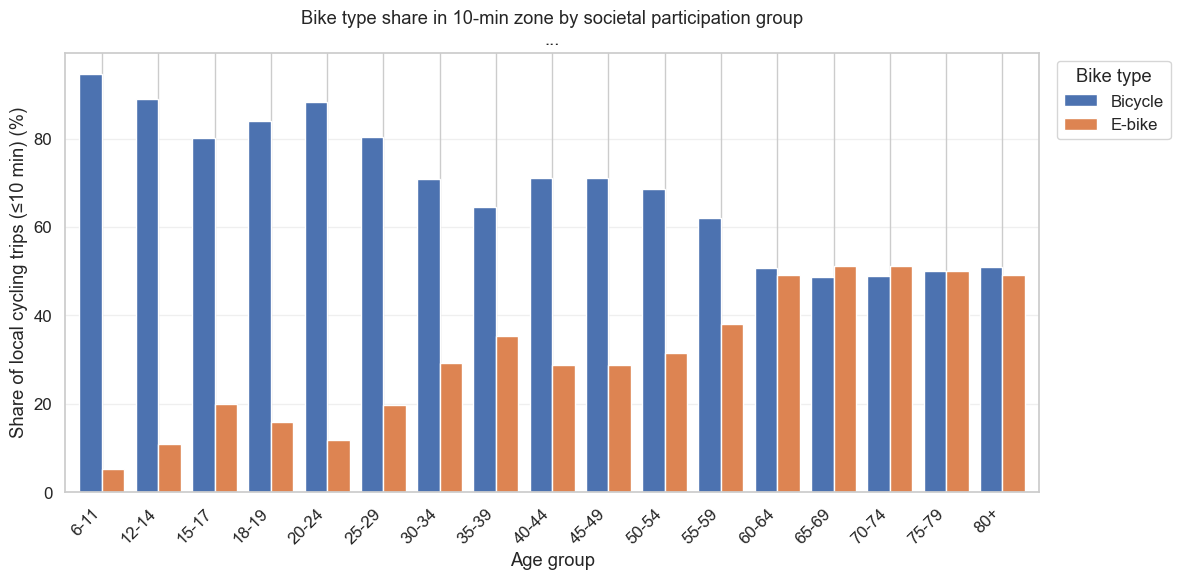
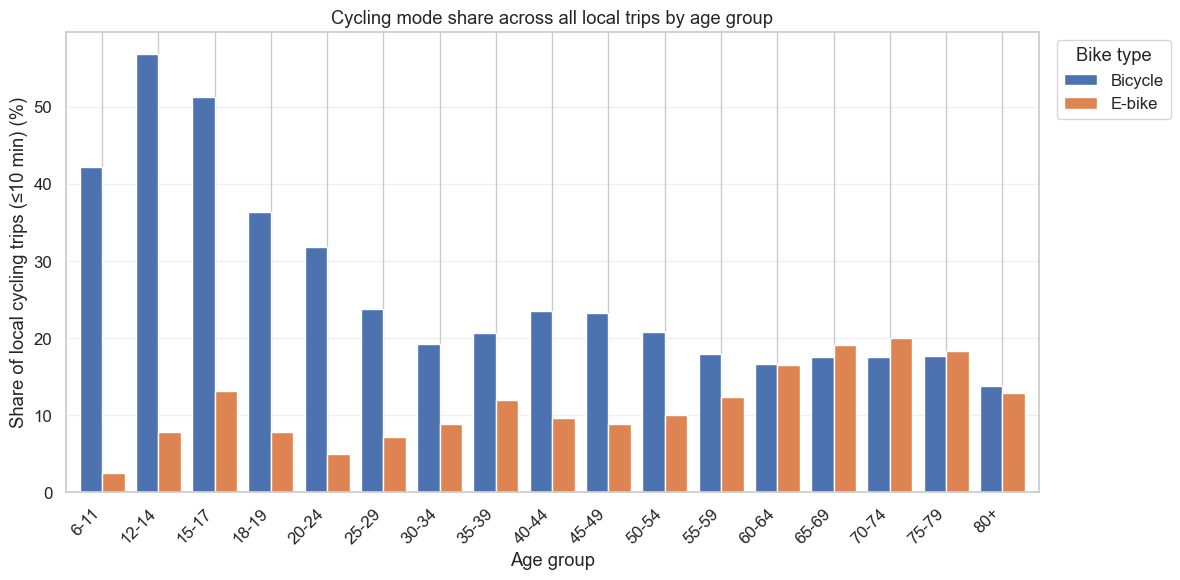
Unified diff of the notebook cell whose output changed from the first chart to the second:
--- before
+++ after
@@ -19,4 +19,7 @@
 df['bike_type'] = df['Hvm'].map(bike_labels)
 
+# all trips within 10 minutes
+all_trips = df[df['within10min']].copy()
+all_trips['age_group'] = all_trips['KLeeft'].map(age_labels)
 
 # only bike trips within 10 min
@@ -26,12 +29,12 @@
     bike_age
     .groupby(['age_group', 'bike_type'], observed=True)
-    .size()
+    ['wV'].sum()
     .reset_index(name='count')
 )
 
 total_by_age = (
-    bike_age
+    all_trips
     .groupby('age_group', observed=True)
-    .size()
+    ['wV'].sum()
     .reset_index(name='total')
 )
@@ -50,9 +53,9 @@
 ax.set_xlabel('Age group')
 ax.set_ylabel('Share of local cycling trips (≤10 min) (%)')
-ax.set_title('Bike type share in 10-min zone by age group\n...')
+ax.set_title('Cycling mode share across all local trips by age group')
 ax.legend(title='Bike type', bbox_to_anchor=(1.01, 1), loc='upper left')
 ax.grid(axis='y', alpha=0.3)
 plt.xticks(rotation=45, ha='right')
 plt.tight_layout()
-plt.savefig('fig7_biketype_targetgroup.png', dpi=150)
+plt.savefig('fig7_biketype_agegroup.png', dpi=150)
 plt.show()

Commit: added factorV weighting to most figs